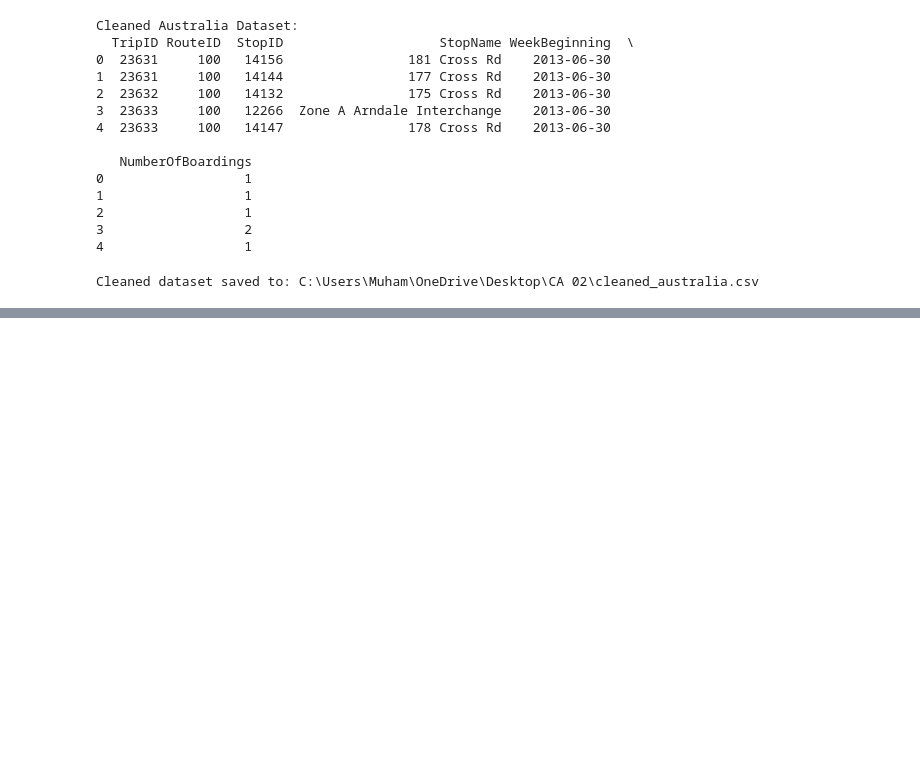
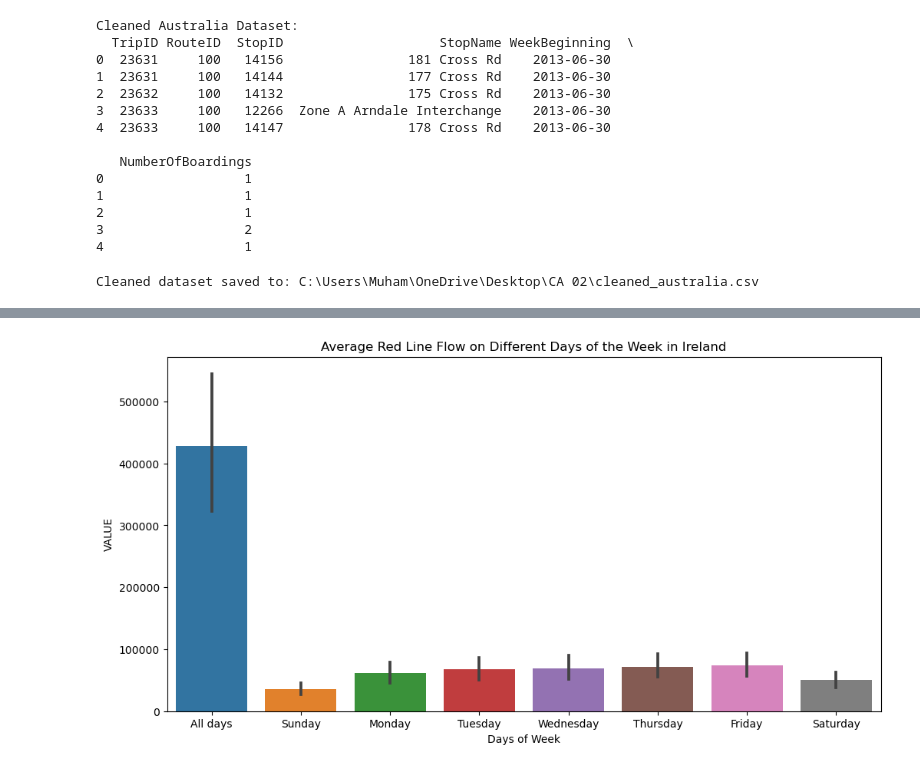
Before and after one commit to 2021402/CA-02-MSc-Data-Analytics, a Jupyter notebook: Project Code CA 2.ipynb, the cells around one changed output, grey strips where cells are left out. Saved outputs shown, nothing was run; the diff lists cells and outputs as text; code cells hidden in the pictures; blank space fills up the shorter version.

```diff
--- a/Project Code CA 2.ipynb
+++ b/Project Code CA 2.ipynb
@@ -126,0 +163,8 @@ Cleaned dataset saved to: C:\Users\Muham\OneDrive\Desktop\CA 02\cleaned_australi
+# %%
+# Visualize the Ireland dataset
+plt.figure(figsize=(12, 6))
+sns.barplot(x='Days of Week', y='VALUE', data=ireland_df)
+plt.title('Average Red Line Flow on Different Days of the Week in Ireland')
+plt.show()
+# %% [output]
+[figure, added]
```
Also changed, not shown: parts of 6 cells of this notebook.
